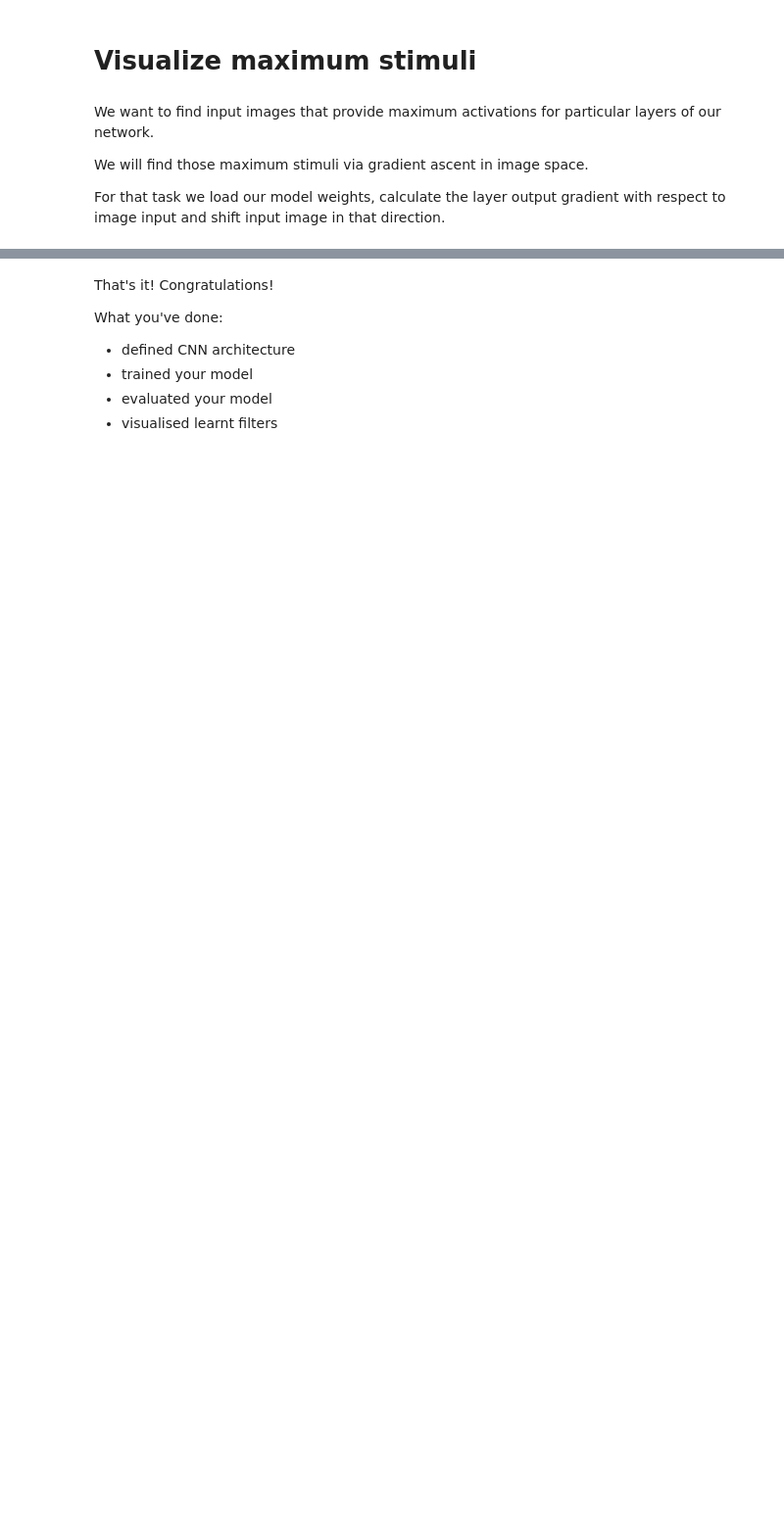
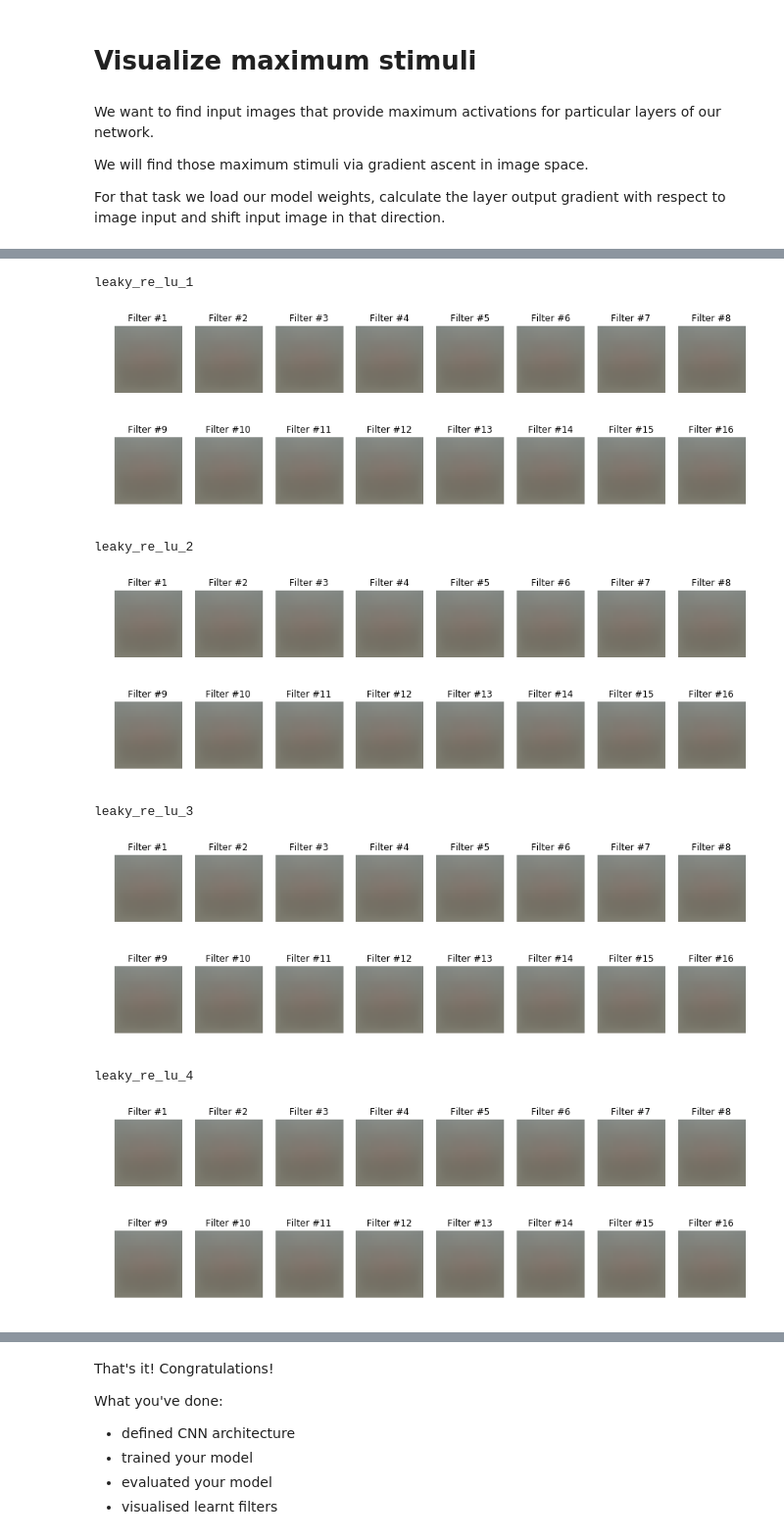
Before and after one commit to las1982/intro-to-dl, a Jupyter notebook: week3/week3_task1_first_cnn_cifar10_clean.ipynb, the cells around one changed output, grey strips where cells are left out. Shown: that part at 98% size. Drawn from its saved outputs; the diff is of its cells as text; code cells hidden in the pictures; blank space fills up the shorter version.

```diff
--- a/week3/week3_task1_first_cnn_cifar10_clean.ipynb
+++ b/week3/week3_task1_first_cnn_cifar10_clean.ipynb
@@ -376,10 +441,12 @@ def find_maximum_stimuli(layer_name, is_conv, filter_index, model, iterations=20
     def image_values_to_rgb(x):
         # normalize x: center on 0 (np.mean(x_train2)), ensure std is 0.25 (np.std(x_train2))
         # so that it looks like a normalized image input for our network
-        x = ### YOUR CODE HERE
+        ### YOUR CODE HERE
+        x = np.mean(x_train2, axis=0)
 
         # do reverse normalization to RGB values: x = (x_norm + 0.5) * 255
-        x = ### YOUR CODE HERE
+        ### YOUR CODE HERE
+        x = (x + 0.5) * 255
 
         # clip values to [0, 255] and convert to bytes
         x = np.clip(x, 0, 255).astype('uint8')
@@ -450,15 +517,24 @@ def plot_filters_stimuli(layer_name, is_conv, model, iterations=20, step=1., ver
 # %%
 # maximum stimuli for convolutional neurons
 conv_activation_layers = []
 for layer in model.layers:
     if isinstance(layer, LeakyReLU):
-        prev_layer = layer.inbound_nodes[0].inbound_layers[0]
+        prev_layer = layer._inbound_nodes[0].inbound_layers[0]
         if isinstance(prev_layer, Conv2D):
             conv_activation_layers.append(layer)
 
 for layer in conv_activation_layers:
     print(layer.name)
     plot_filters_stimuli(layer_name=layer.name, is_conv=True, model=model)
+# %% [output]
+leaky_re_lu_1
+[figure, added]
+leaky_re_lu_2
+[figure, added]
+leaky_re_lu_3
+[figure, added]
+leaky_re_lu_4
+[figure, added]
 # %%
 # maximum stimuli for last dense layer
 last_dense_layer = list(filter(lambda x: isinstance(x, Dense), model.layers))[-1]
```
Also changed, not shown: parts of 12 cells of this notebook, 1 other file.
